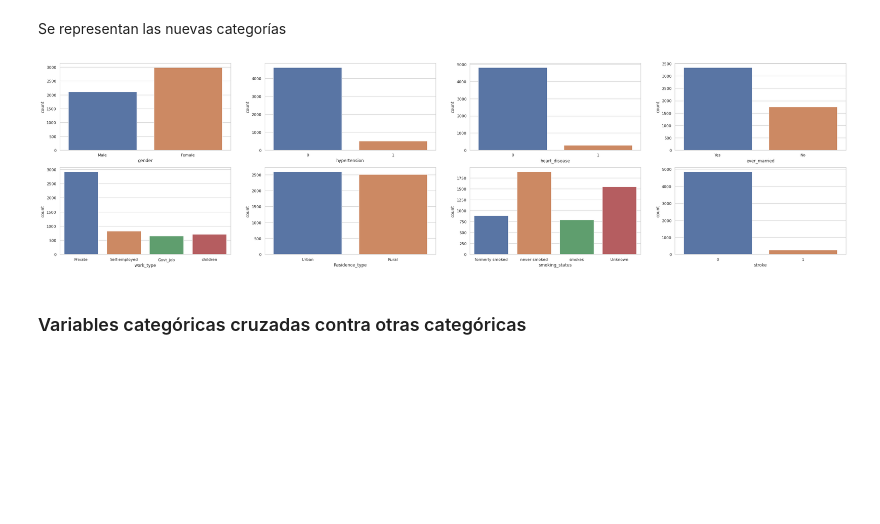
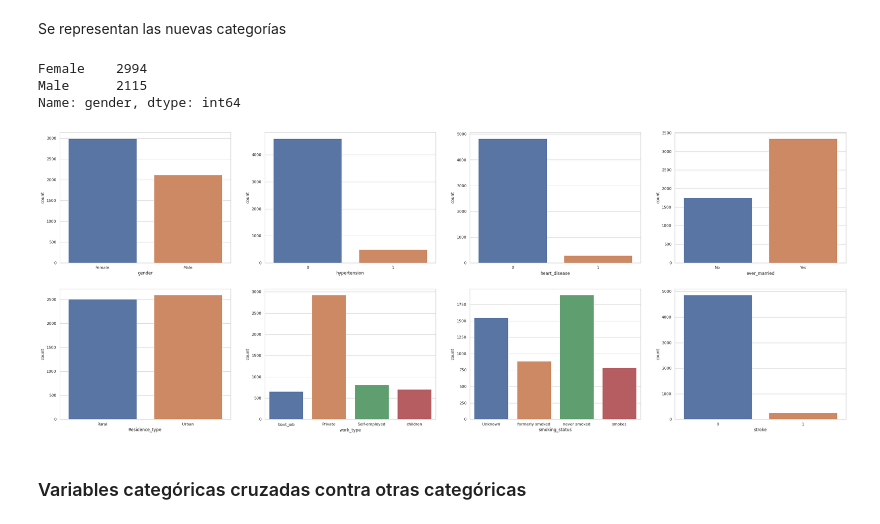
Before and after one commit to sumitkumarjethani/Stroke-Prediction, a Jupyter notebook: exploratory-data-analysis.ipynb, the cells around one changed output. Saved outputs shown, nothing was run; the diff lists cells and outputs as text; code cells hidden in the pictures; blank space fills up the shorter version.

```diff
--- a/exploratory-data-analysis.ipynb
+++ b/exploratory-data-analysis.ipynb
@@ -48,3 +50,6 @@ stroke_df.shape
+# %%
+for col in ['gender', 'hypertension', 'heart_disease', 'ever_married', 'work_type', 'Residence_type','smoking_status', 'stroke']:
+    stroke_df[col] = stroke_df[col].astype('category')
 # %% [markdown]
 ## Análisis exploratorio de los datos
 # %% [markdown]
@@ -320,4 +211,8 @@ Se observan las categorías:
 - **Residence_type**: tiene aproximadamente el mismo número de muestras en ambas categorías.
 - **smoking_status**: categorías representadas.
 # %%
-categorical_vars = ['gender', 'hypertension', 'heart_disease', 'ever_married', 'work_type', 'Residence_type', 'smoking_status', 'stroke']
+categorical_vars = ['gender', 'hypertension', 'heart_disease', 'ever_married', 'Residence_type', 'work_type',  'smoking_status', 'stroke']
+for var in categorical_vars:
+    print("VARIABLE", var)
+    print(stroke_df[var].value_counts())
+    print("-"*100)
@@ -389,13 +279,20 @@ Min age Never_worked: 13.0
 stroke_df.work_type.replace('Never_worked', 'children', inplace=True)
 # %% [markdown]
 Se representan las nuevas categorías
+# %%
+stroke_df['gender'] = stroke_df.gender.cat.remove_unused_categories()
+stroke_df.gender.value_counts()
+# %% [output]
+Female    2994
+Male      2115
+Name: gender, dtype: int64
 # %%
-fig, axes = plt.subplots(nrows=2, ncols=4, figsize=(40, 10))
+fig, axes = plt.subplots(nrows=2, ncols=4, figsize=(40,15))
 
 for n, var in enumerate(categorical_vars):
     sns.countplot(data = stroke_df, x=var, ax=axes[n//4][n%4])
 # %% [output]
-[figure, old version]
+[figure, new version]
 # %% [markdown]
 ### Variables categóricas cruzadas contra otras categóricas
 # %% [markdown]
```
Also changed, not shown: parts of 52 cells of this notebook.
